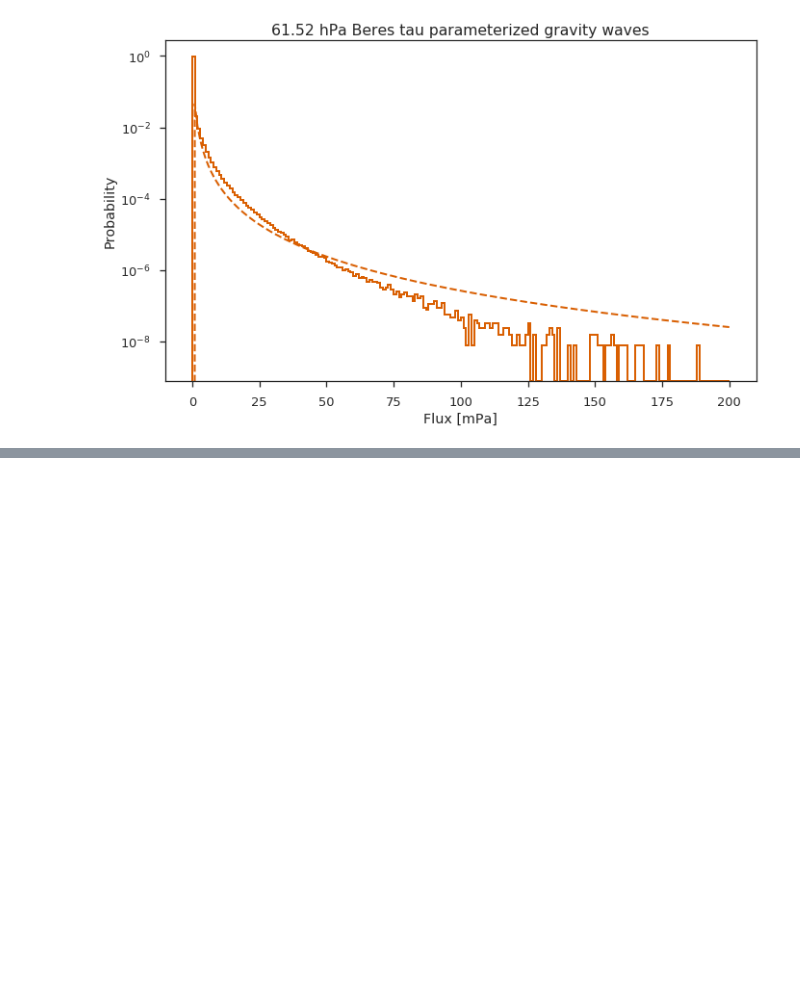
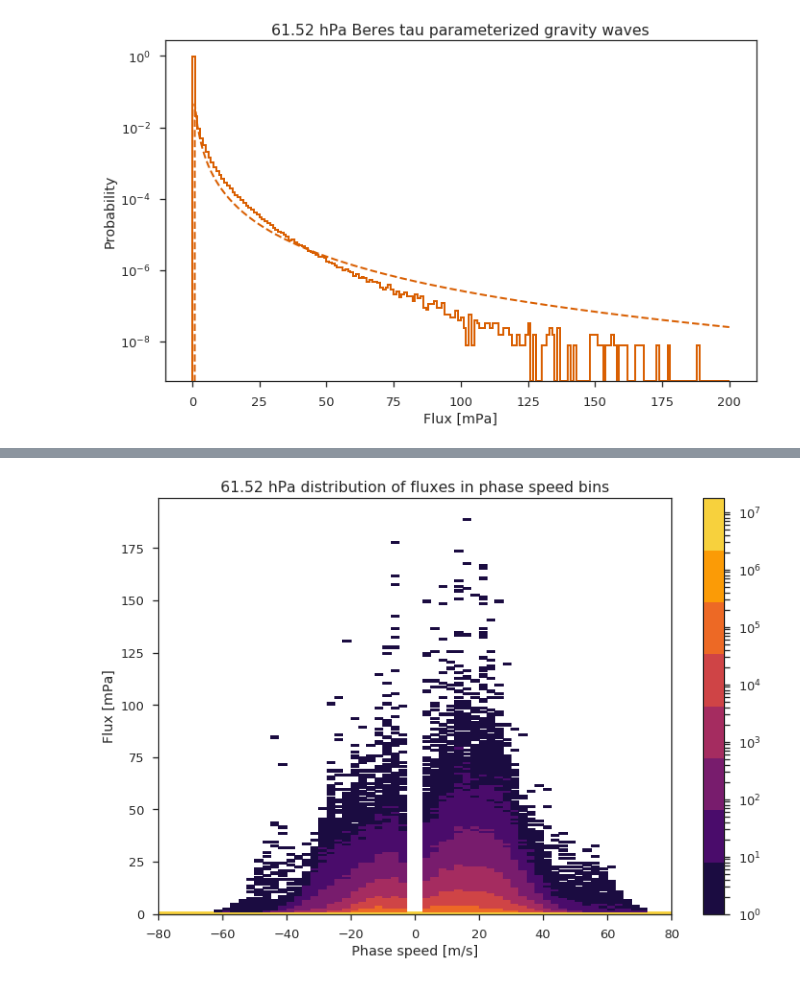
Before and after one commit to dcamron/ncar-gwdst, a Jupyter notebook: notebooks/waves.ipynb, the cells around one changed output, grey strips where cells are left out. Saved outputs shown, nothing was run; the diff lists cells and outputs as text; code cells hidden in the pictures; blank space fills up the shorter version.

```diff
--- a/notebooks/waves.ipynb
+++ b/notebooks/waves.ipynb
@@ -157,0 +205,13 @@ f.savefig('../figures/waves/dist_flux.png')
+# %%
+f, ax = plt.subplots(figsize=(12, 8))
+
+p = ax.pcolormesh(tau60['wave'], np.arange(0, 200, 1), test, norm=LogNorm(), cmap=ListedColormap(sns.mpl_palette('inferno', n_colors=8)))
+plt.colorbar(p)
+
+ax.set_xlabel('Phase speed [m/s]')
+ax.set_ylabel('Flux [mPa]')
+ax.set_title('%0.2f hPa distribution of fluxes in phase speed bins' % tau60.lev)
+
+f.savefig('../figures/waves/dist_2d_flux-c.png')
+# %% [output]
+[figure, added]
```
Also changed, not shown: parts of 12 cells of this notebook, 2 other files.
